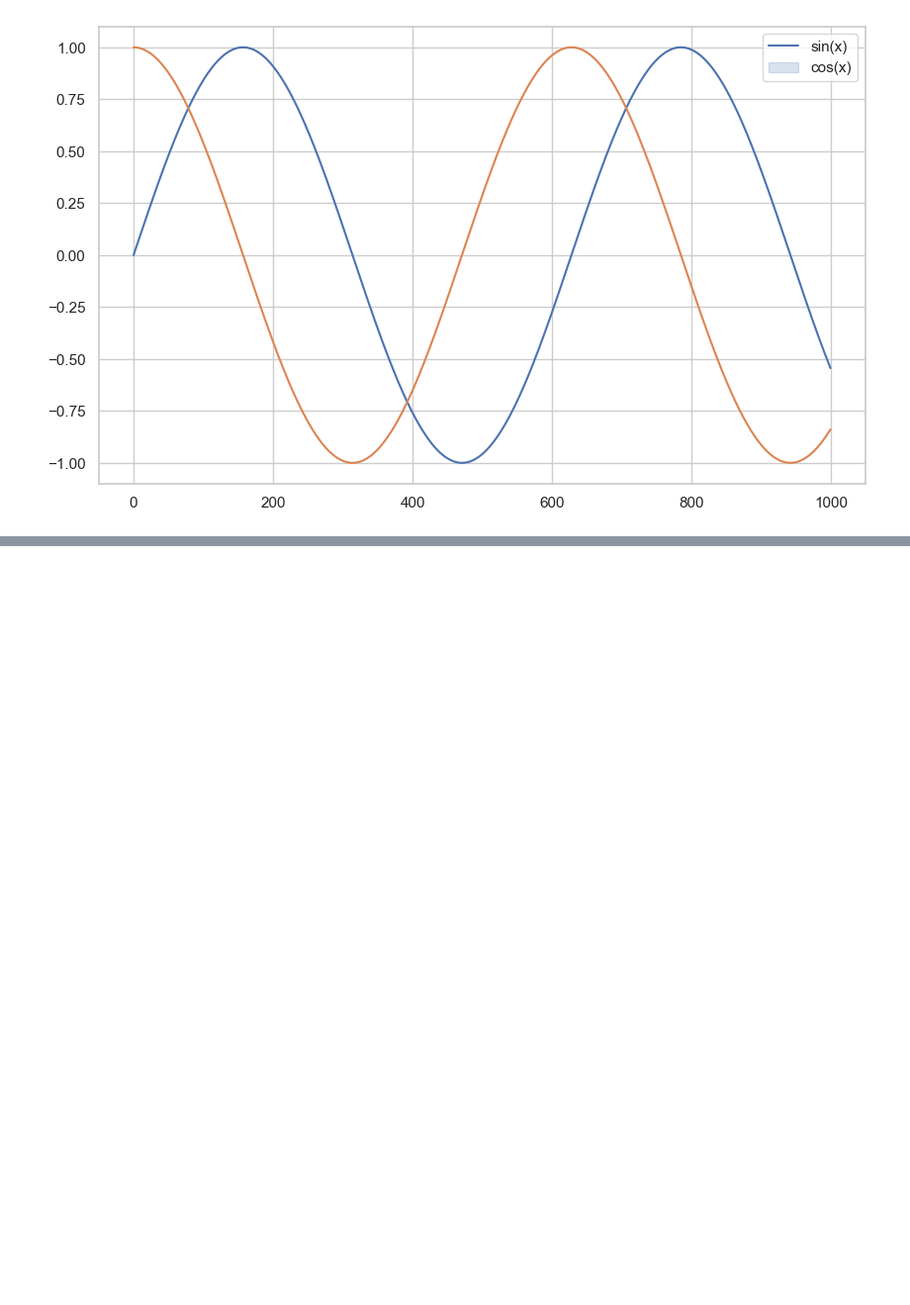
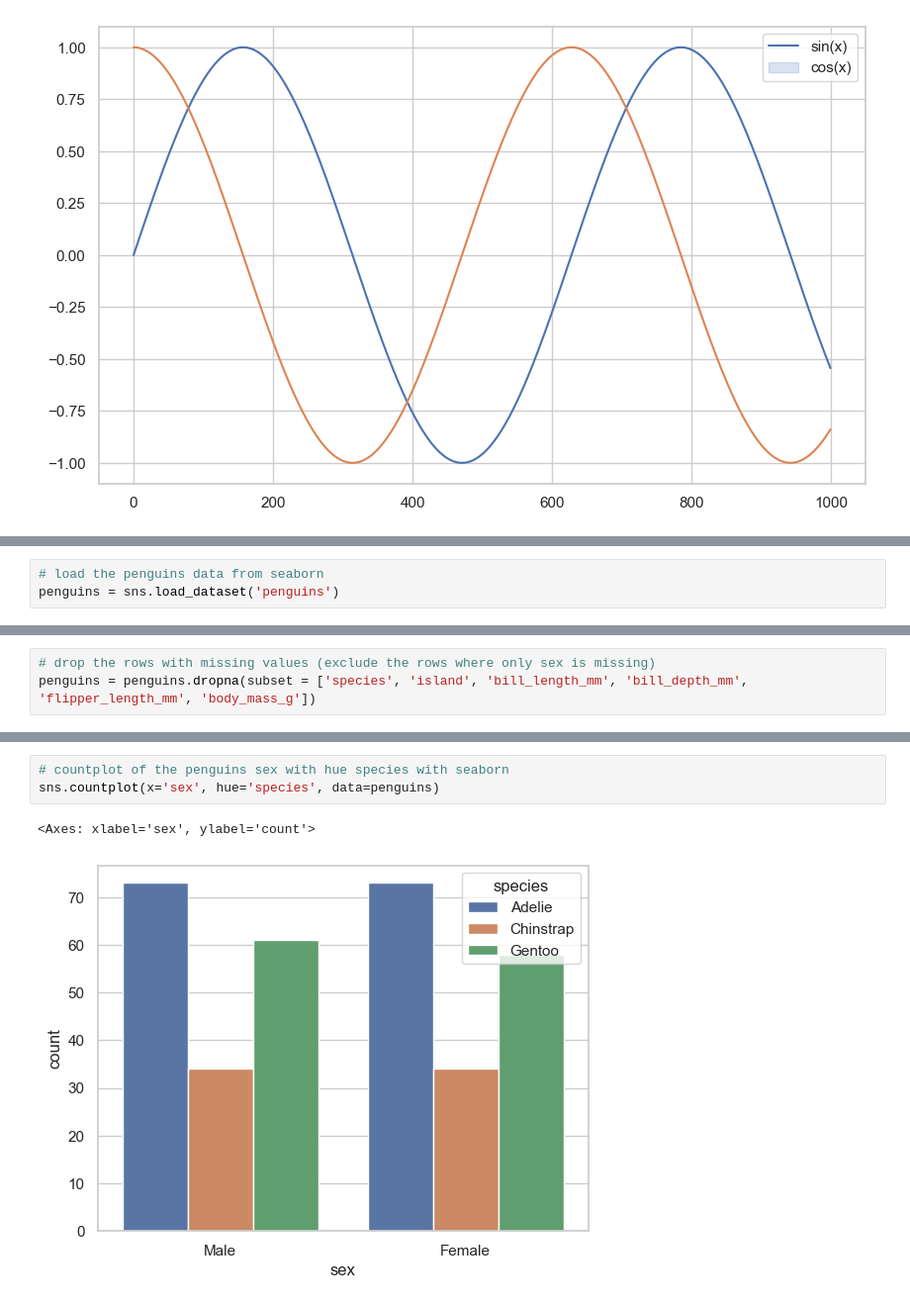
Before and after one commit to martinijfb/Seaborn-Tutorial, a Jupyter notebook: 02-Basic-Plots.ipynb, the cells around one changed output, grey strips where cells are left out. Shown at 99% size. Drawn from its saved outputs; the diff is of its cells as text; blank space fills up the shorter version.

```diff
--- a/02-Basic-Plots.ipynb
+++ b/02-Basic-Plots.ipynb
@@ -173,0 +184,3 @@ plt.show()
+# %%
+# load the penguins data from seaborn
+penguins = sns.load_dataset('penguins')
@@ -173,0 +241,3 @@ plt.show()
+# %%
+# drop the rows with missing values (exclude the rows where only sex is missing)
+penguins = penguins.dropna(subset = ['species', 'island', 'bill_length_mm', 'bill_depth_mm', 'flipper_length_mm', 'body_mass_g'])
@@ -173,0 +275,6 @@ plt.show()
+# %%
+# countplot of the penguins sex with hue species with seaborn
+sns.countplot(x='sex', hue='species', data=penguins)
+# %% [output]
+<Axes: xlabel='sex', ylabel='count'>
+[figure, added]
```
Also changed, not shown: parts of 14 cells of this notebook.
